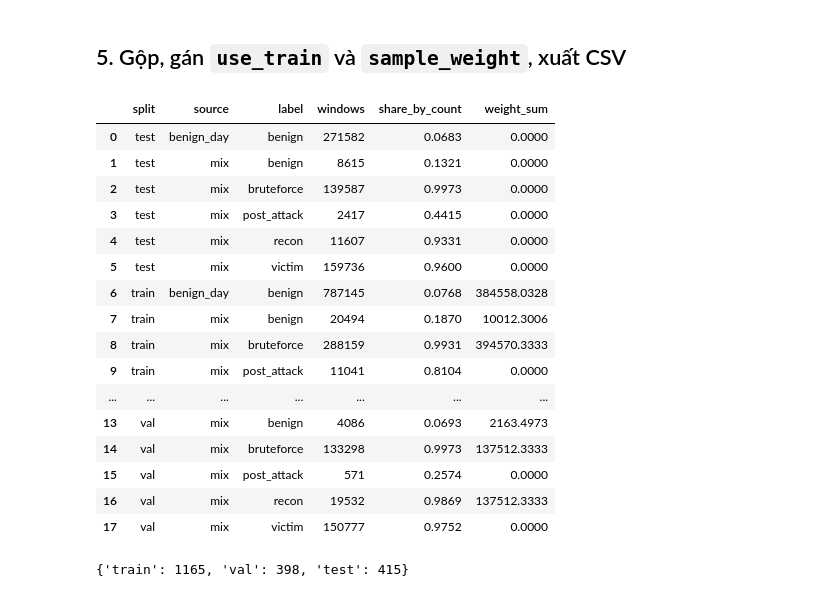
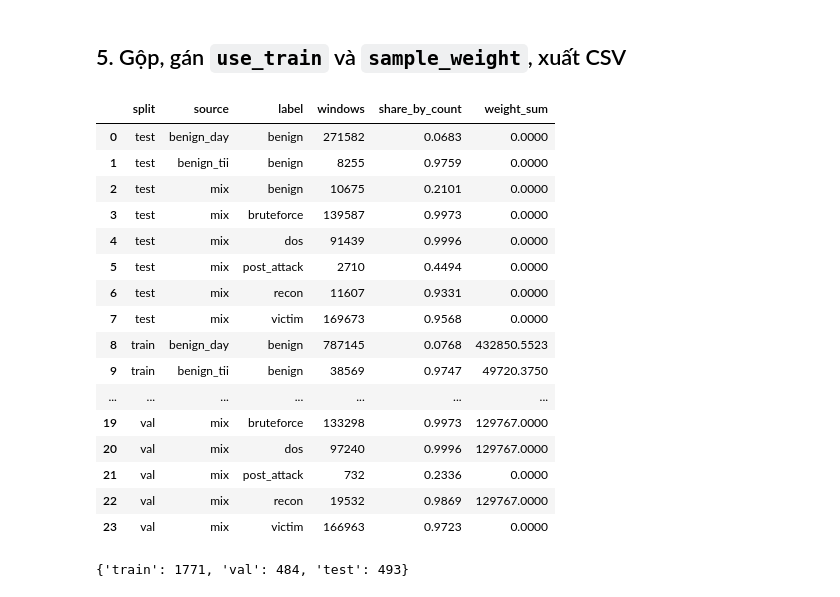
Before and after one commit to DucAnhVu-15/03.BruteForce_-_Recon, a Jupyter notebook: Code/predata/03b_mix_and_packet_windows.ipynb, the cells around one changed output. Saved outputs shown, nothing was run; the diff lists cells and outputs as text; code cells hidden in the pictures.

```diff
--- a/Code/predata/03b_mix_and_packet_windows.ipynb
+++ b/Code/predata/03b_mix_and_packet_windows.ipynb
@@ -30,6 +43,7 @@ BEN_DIR = OUT / 'benign_packets'
 WIN_DIR = OUT / 'windows_pkt'
 PART_DIR = WIN_DIR / '_parts'
 REPORT_DIR = OUT / 'reports'
+TII_BEN_DIR = OUT / 'benign_tii'
 WIN_DIR.mkdir(parents=True, exist_ok=True)
 PART_DIR.mkdir(parents=True, exist_ok=True)
 
@@ -47,8 +61,10 @@ PERSONA_PROB = 0.8
 MIN_DEV_PKTS = 20
 SEED = 42
 N_JOBS = 12
-CLASS_WEIGHT = {'benign': 1.0, 'recon': 1.0, 'bruteforce': 1.0}
+CLASS_WEIGHT = {'benign': 1.0, 'recon': 1.0, 'bruteforce': 1.0, 'dos': 1.0}
+TII_BENIGN_SHARE = 0.1   # tổng trọng số cửa sổ benign TII / tổng trọng số lớp benign (train, val)
 MAX_WINDOW_SHARE = 0.001
+DOS_AUG = 3                # số bản tăng cường cho mỗi task DoS (0 = tắt, như v3)
 
 TEST_ONLY = ['icmp_echo_discovery', 'tcp_ack_host_discovery', 'tcp_syn_host_discovery']
 TRAIN_ONLY_LOTO = ['arp_discovery']
@@ -463,7 +588,7 @@ parts = sorted(PART_DIR.glob('*.parquet'))
 allw = pd.concat([pd.read_parquet(p) for p in parts], ignore_index=True)
 for c, v in [('scenario', ''), ('task_id', -1), ('incomplete_capture', 0), ('persona', ''), ('target_dev', '')]:
     allw[c] = allw[c].fillna(v) if c in allw else v
-allw['use_train'] = allw['label'].isin(['benign', 'recon', 'bruteforce']).astype(int)
+allw['use_train'] = allw['label'].isin(list(CLASS_WEIGHT)).astype(int)
 
 
 def weights(df):
@@ -476,48 +601,51 @@ def weights(df):
     w[att] = w[att] / w[att].groupby(scen).transform('sum') * np.sqrt(scen.map(scen.value_counts()))
     ben = u & (df['label'] == 'benign')
     w[ben] = 1.0
+    tii = ben & (df['source'] == 'benign_tii')  # nền khó: TII_BENIGN_SHARE tổng trọng số benign
+    if tii.any() and (ben & ~tii).any():
+        w[tii] = TII_BENIGN_SHARE / (1 - TII_BENIGN_SHARE) * (ben & ~tii).sum() / tii.sum()
     masks = {cls: u & (df['label'] == cls) for cls in CLASS_WEIGHT}
 
     def class_norm(w):
         for cls, m in masks.items():
             if m.any():
                 w[m] *= CLASS_WEIGHT[cls] / w[m].sum()
         return w
 
     w = class_norm(w)
     for _ in range(5):  # trần mỗi cửa sổ rồi cân lại lớp
         w = class_norm(w.clip(upper=MAX_WINDOW_SHARE * w.sum()))
     return w * (u.sum() / w.sum())
 
 
 allw['sample_weight'] = 0.0
 for s in ['train', 'val']:
     m = allw['split'] == s
     allw.loc[m, 'sample_weight'] = weights(allw[m])
 
 summary = (allw.groupby(['split', 'source', 'label'])
            .agg(windows=('t_end', 'size'), share_by_count=('f_w_by_count', 'mean'),
                 weight_sum=('sample_weight', 'sum')).reset_index())
 summary.to_csv(REPORT_DIR / '03b_window_label_summary.csv', index=False)
 summary.round(4)
 # %% [output]
 |  | split | source | label | windows | share_by_count | weight_sum |
 | 0 | test | benign_day | benign | 271582 | 0.0683 | 0.0000 |
-| 1 | test | mix | benign | 8615 | 0.1321 | 0.0000 |
-| 2 | test | mix | bruteforce | 139587 | 0.9973 | 0.0000 |
-| 3 | test | mix | post_attack | 2417 | 0.4415 | 0.0000 |
-| 4 | test | mix | recon | 11607 | 0.9331 | 0.0000 |
-| 5 | test | mix | victim | 159736 | 0.9600 | 0.0000 |
-| 6 | train | benign_day | benign | 787145 | 0.0768 | 384558.0328 |
-| 7 | train | mix | benign | 20494 | 0.1870 | 10012.3006 |
-| 8 | train | mix | bruteforce | 288159 | 0.9931 | 394570.3333 |
-| 9 | train | mix | post_attack | 11041 | 0.8104 | 0.0000 |
+| 1 | test | benign_tii | benign | 8255 | 0.9759 | 0.0000 |
+| 2 | test | mix | benign | 10675 | 0.2101 | 0.0000 |
+| 3 | test | mix | bruteforce | 139587 | 0.9973 | 0.0000 |
+| 4 | test | mix | dos | 91439 | 0.9996 | 0.0000 |
+| 5 | test | mix | post_attack | 2710 | 0.4494 | 0.0000 |
+| 6 | test | mix | recon | 11607 | 0.9331 | 0.0000 |
+| 7 | test | mix | victim | 169673 | 0.9568 | 0.0000 |
+| 8 | train | benign_day | benign | 787145 | 0.0768 | 432850.5523 |
+| 9 | train | benign_tii | benign | 38569 | 0.9747 | 49720.3750 |
 | ... | ... | ... | ... | ... | ... | ... |
-| 13 | val | mix | benign | 4086 | 0.0693 | 2163.4973 |
-| 14 | val | mix | bruteforce | 133298 | 0.9973 | 137512.3333 |
-| 15 | val | mix | post_attack | 571 | 0.2574 | 0.0000 |
-| 16 | val | mix | recon | 19532 | 0.9869 | 137512.3333 |
-| 17 | val | mix | victim | 150777 | 0.9752 | 0.0000 |
+| 19 | val | mix | bruteforce | 133298 | 0.9973 | 129767.0000 |
+| 20 | val | mix | dos | 97240 | 0.9996 | 129767.0000 |
+| 21 | val | mix | post_attack | 732 | 0.2336 | 0.0000 |
+| 22 | val | mix | recon | 19532 | 0.9869 | 129767.0000 |
+| 23 | val | mix | victim | 166963 | 0.9723 | 0.0000 |
 # %%
 for s in ['train', 'val', 'test']:
     allw.loc[allw['split'] == s, META + FEATURES].to_csv(WIN_DIR / f'{s}.csv', index=False)
@@ -526,7 +654,7 @@ for p in parts:
 PART_DIR.rmdir()
 {s: (WIN_DIR / f'{s}.csv').stat().st_size // 2**20 for s in ['train', 'val', 'test']}  # MB
 # %% [output]
-{'train': 1165, 'val': 398, 'test': 415}
+{'train': 1771, 'val': 484, 'test': 493}
 # %%
 # Kiểm tra nhanh độ tách: median một số đặc trưng theo nhãn (train)
 chk_cols = ['f_w_pkts', 'f_w_dur', 'f_w_pps', 'f_w_new_pair_ratio', 'f_w_d_port', 'f_w_rx_rst_ratio',
```
Also changed, not shown: parts of 8 cells of this notebook, 8 other files.
